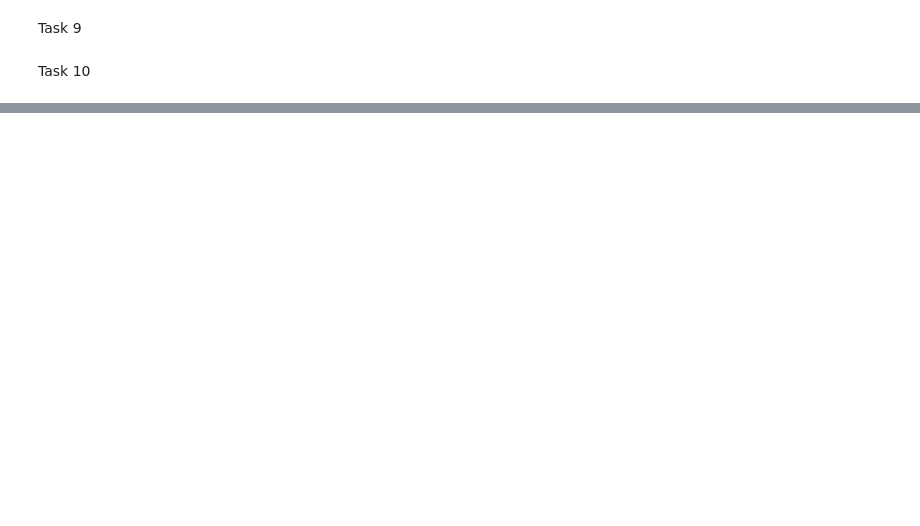
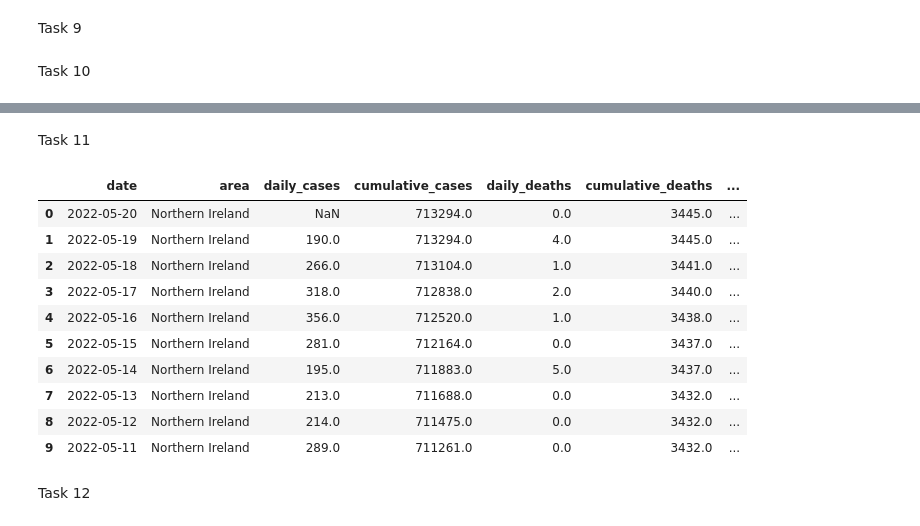
Before and after one commit to nat-rng/7CCSMCMP-cw2, a Jupyter notebook: CW2_A1.ipynb, the cells around one changed output, grey strips where cells are left out. Cells and saved outputs as stored; diff of their text form; code cells hidden in the pictures; blank space fills up the shorter version.

```diff
--- a/CW2_A1.ipynb
+++ b/CW2_A1.ipynb
@@ -156,3 +156,8 @@ covid_data["cumulative_deaths"] = covid_data.sort_values(by=["date"], ascending=
 covid_data["cumulative_vaccinated"] = covid_data.sort_values(by=["date"], ascending=False).groupby(["area"])["cumulative_vaccinated"].fillna(method="bfill")
 # %% [markdown]
 Task 10
+# %%
+covid_data.dropna(subset = ["cumulative_cases", "cumulative_deaths", "cumulative_vaccinated"], inplace=True)
+covid_data.info()
+covid_data.reset_index(drop=True, inplace=True)
+covid_data.to_csv("covid_data.csv", index=False)
@@ -158,0 +180,22 @@ Task 10
+# %% [markdown]
+Task 11
+# %%
+covid_data["daily_cases_rolling_avg"] = covid_data.sort_values(by=["date"])["daily_cases"].rolling(7).mean()
+covid_data["daily_deaths_rolling_avg"] = covid_data.sort_values(by=["date"])["daily_deaths"].rolling(7).mean()
+
+# covid_data.sort_values(by=["date"]).groupby(["area"])["daily_cases"]
+covid_data.head(10)
+# %% [output]
+|  | date | area | daily_cases | cumulative_cases | daily_deaths | cumulative_deaths | ... |
+| 0 | 2022-05-20 | Northern Ireland | NaN | 713294.0 | 0.0 | 3445.0 | ... |
+| 1 | 2022-05-19 | Northern Ireland | 190.0 | 713294.0 | 4.0 | 3445.0 | ... |
+| 2 | 2022-05-18 | Northern Ireland | 266.0 | 713104.0 | 1.0 | 3441.0 | ... |
+| 3 | 2022-05-17 | Northern Ireland | 318.0 | 712838.0 | 2.0 | 3440.0 | ... |
+| 4 | 2022-05-16 | Northern Ireland | 356.0 | 712520.0 | 1.0 | 3438.0 | ... |
+| 5 | 2022-05-15 | Northern Ireland | 281.0 | 712164.0 | 0.0 | 3437.0 | ... |
+| 6 | 2022-05-14 | Northern Ireland | 195.0 | 711883.0 | 5.0 | 3437.0 | ... |
+| 7 | 2022-05-13 | Northern Ireland | 213.0 | 711688.0 | 0.0 | 3432.0 | ... |
+| 8 | 2022-05-12 | Northern Ireland | 214.0 | 711475.0 | 0.0 | 3432.0 | ... |
+| 9 | 2022-05-11 | Northern Ireland | 289.0 | 711261.0 | 0.0 | 3432.0 | ... |
+# %% [markdown]
+Task 12
```
Also changed, not shown: parts of 14 cells of this notebook, 1 other file.
